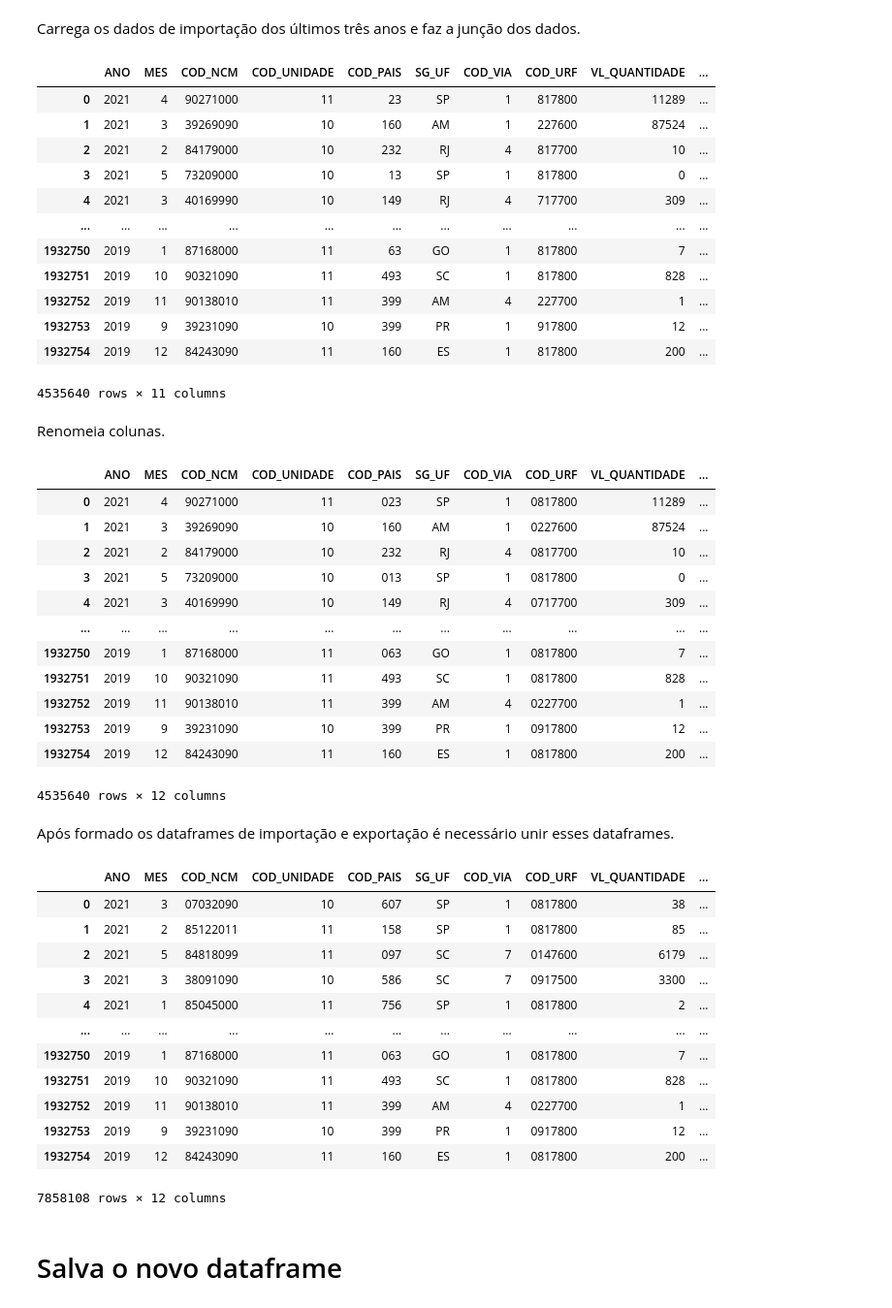
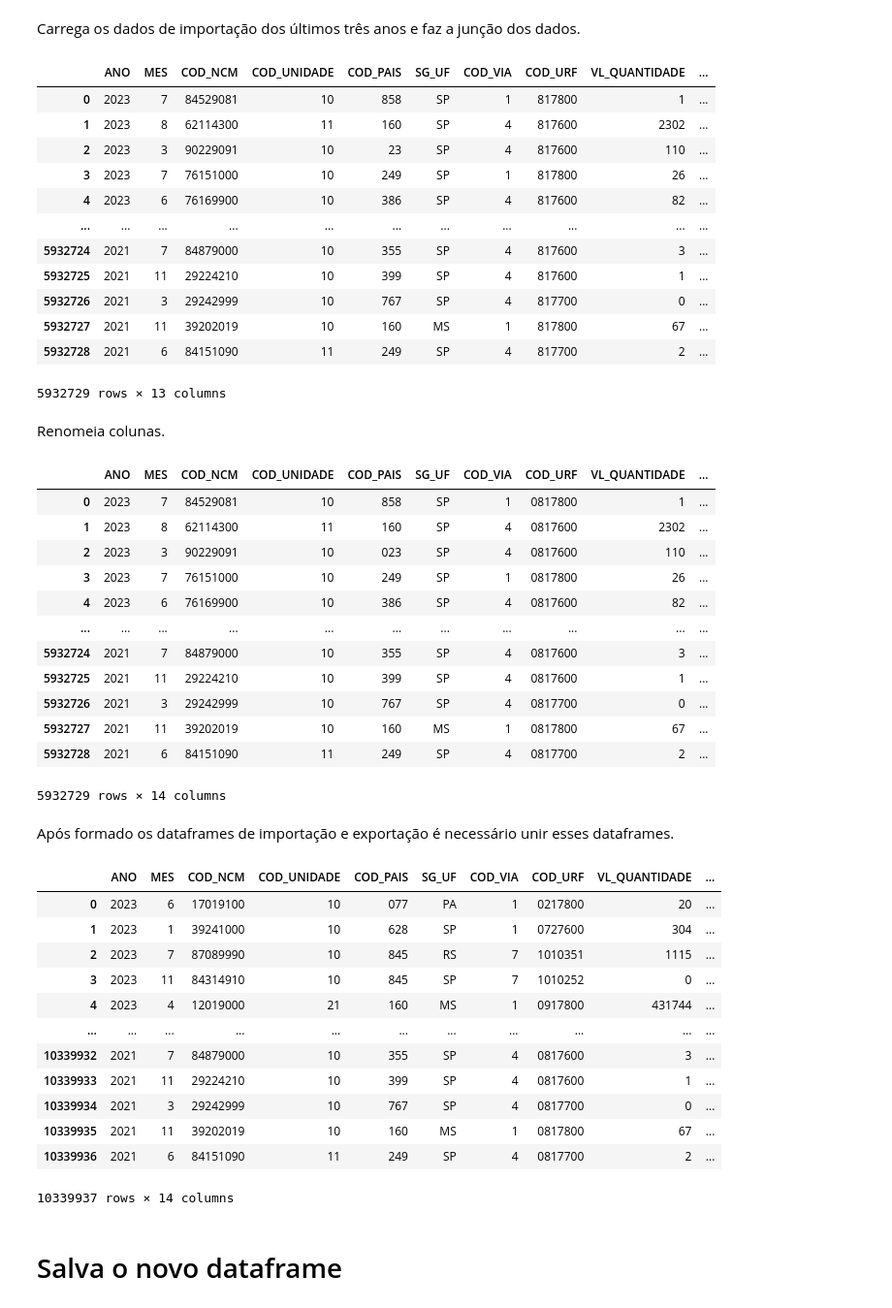
Before and after one commit to MiqSA/app-data-visualization, a Jupyter notebook: data-science/Explore_Data.ipynb, the cells around one changed output. Shown: that part at 97% size. Saved outputs shown, nothing was run; the diff lists cells and outputs as text; code cells hidden in the pictures.

```diff
--- a/data-science/Explore_Data.ipynb
+++ b/data-science/Explore_Data.ipynb
@@ -14,7 +28,7 @@ import os
 # %% [markdown]
 Verfica o ano atual e monta uma lista dos três últimos anos.
 # %%
-year = datetime.now().year
-years = [year, year-1, year-2]
+current_year = datetime.now().year
+years = [current_year - i for i in range(3)]
 years
 # %% [output]
@@ -84,8 +98,7 @@ exp_year_now, exp_year_old, exp_year_more_old = load_files(years, type_mov='EXP'
 # %% [markdown]
 Após carregadas as bases de dados pode-se fazer a junção das mesmas. O que resulta no dataframe a seguir.
 # %%
-result = exp_year_now.append(exp_year_old)
-result = result.append(exp_year_more_old)
+result = pd.concat([exp_year_now, exp_year_old, exp_year_more_old], ignore_index=True)
 result
 # %% [output]
 |  | ANO | MES | COD_NCM | COD_UNIDADE | COD_PAIS | SG_UF | COD_VIA | COD_URF | VL_QUANTIDADE | ... |
@@ -128,23 +141,22 @@ Carrega os dados de importação dos últimos três anos e faz a junção dos da
 # %%
 imp_year_now, imp_year_old, imp_year_more_old = load_files(years, 'IMP')
 # %%
-result_imp = imp_year_now.append(imp_year_old)
-result_imp = result_imp.append(imp_year_more_old)
+result_imp = pd.concat([imp_year_now, imp_year_old, imp_year_more_old], ignore_index=True)
 result_imp
 # %% [output]
 |  | ANO | MES | COD_NCM | COD_UNIDADE | COD_PAIS | SG_UF | COD_VIA | COD_URF | VL_QUANTIDADE | ... |
-| 0 | 2021 | 4 | 90271000 | 11 | 23 | SP | 1 | 817800 | 11289 | ... |
-| 1 | 2021 | 3 | 39269090 | 10 | 160 | AM | 1 | 227600 | 87524 | ... |
-| 2 | 2021 | 2 | 84179000 | 10 | 232 | RJ | 4 | 817700 | 10 | ... |
-| 3 | 2021 | 5 | 73209000 | 10 | 13 | SP | 1 | 817800 | 0 | ... |
-| 4 | 2021 | 3 | 40169990 | 10 | 149 | RJ | 4 | 717700 | 309 | ... |
+| 0 | 2023 | 7 | 84529081 | 10 | 858 | SP | 1 | 817800 | 1 | ... |
+| 1 | 2023 | 8 | 62114300 | 11 | 160 | SP | 4 | 817600 | 2302 | ... |
+| 2 | 2023 | 3 | 90229091 | 10 | 23 | SP | 4 | 817600 | 110 | ... |
+| 3 | 2023 | 7 | 76151000 | 10 | 249 | SP | 1 | 817800 | 26 | ... |
+| 4 | 2023 | 6 | 76169900 | 10 | 386 | SP | 4 | 817600 | 82 | ... |
 | ... | ... | ... | ... | ... | ... | ... | ... | ... | ... | ... |
-| 1932750 | 2019 | 1 | 87168000 | 11 | 63 | GO | 1 | 817800 | 7 | ... |
-| 1932751 | 2019 | 10 | 90321090 | 11 | 493 | SC | 1 | 817800 | 828 | ... |
-| 1932752 | 2019 | 11 | 90138010 | 11 | 399 | AM | 4 | 227700 | 1 | ... |
-| 1932753 | 2019 | 9 | 39231090 | 10 | 399 | PR | 1 | 917800 | 12 | ... |
-| 1932754 | 2019 | 12 | 84243090 | 11 | 160 | ES | 1 | 817800 | 200 | ... |
+| 5932724 | 2021 | 7 | 84879000 | 10 | 355 | SP | 4 | 817600 | 3 | ... |
+| 5932725 | 2021 | 11 | 29224210 | 10 | 399 | SP | 4 | 817600 | 1 | ... |
+| 5932726 | 2021 | 3 | 29242999 | 10 | 767 | SP | 4 | 817700 | 0 | ... |
+| 5932727 | 2021 | 11 | 39202019 | 10 | 160 | MS | 1 | 817800 | 67 | ... |
+| 5932728 | 2021 | 6 | 84151090 | 11 | 249 | SP | 4 | 817700 | 2 | ... |
-4535640 rows × 11 columns
+5932729 rows × 13 columns
 # %% [markdown]
 Renomeia colunas.
 # %%
@@ -155,37 +167,37 @@ result_imp['MOVIMENTACAO'] = 'Importação'
 result_imp
 # %% [output]
 |  | ANO | MES | COD_NCM | COD_UNIDADE | COD_PAIS | SG_UF | COD_VIA | COD_URF | VL_QUANTIDADE | ... |
-| 0 | 2021 | 4 | 90271000 | 11 | 023 | SP | 1 | 0817800 | 11289 | ... |
-| 1 | 2021 | 3 | 39269090 | 10 | 160 | AM | 1 | 0227600 | 87524 | ... |
-| 2 | 2021 | 2 | 84179000 | 10 | 232 | RJ | 4 | 0817700 | 10 | ... |
-| 3 | 2021 | 5 | 73209000 | 10 | 013 | SP | 1 | 0817800 | 0 | ... |
-| 4 | 2021 | 3 | 40169990 | 10 | 149 | RJ | 4 | 0717700 | 309 | ... |
+| 0 | 2023 | 7 | 84529081 | 10 | 858 | SP | 1 | 0817800 | 1 | ... |
+| 1 | 2023 | 8 | 62114300 | 11 | 160 | SP | 4 | 0817600 | 2302 | ... |
+| 2 | 2023 | 3 | 90229091 | 10 | 023 | SP | 4 | 0817600 | 110 | ... |
+| 3 | 2023 | 7 | 76151000 | 10 | 249 | SP | 1 | 0817800 | 26 | ... |
+| 4 | 2023 | 6 | 76169900 | 10 | 386 | SP | 4 | 0817600 | 82 | ... |
 | ... | ... | ... | ... | ... | ... | ... | ... | ... | ... | ... |
-| 1932750 | 2019 | 1 | 87168000 | 11 | 063 | GO | 1 | 0817800 | 7 | ... |
-| 1932751 | 2019 | 10 | 90321090 | 11 | 493 | SC | 1 | 0817800 | 828 | ... |
-| 1932752 | 2019 | 11 | 90138010 | 11 | 399 | AM | 4 | 0227700 | 1 | ... |
-| 1932753 | 2019 | 9 | 39231090 | 10 | 399 | PR | 1 | 0917800 | 12 | ... |
-| 1932754 | 2019 | 12 | 84243090 | 11 | 160 | ES | 1 | 0817800 | 200 | ... |
+| 5932724 | 2021 | 7 | 84879000 | 10 | 355 | SP | 4 | 0817600 | 3 | ... |
+| 5932725 | 2021 | 11 | 29224210 | 10 | 399 | SP | 4 | 0817600 | 1 | ... |
+| 5932726 | 2021 | 3 | 29242999 | 10 | 767 | SP | 4 | 0817700 | 0 | ... |
+| 5932727 | 2021 | 11 | 39202019 | 10 | 160 | MS | 1 | 0817800 | 67 | ... |
+| 5932728 | 2021 | 6 | 84151090 | 11 | 249 | SP | 4 | 0817700 | 2 | ... |
-4535640 rows × 12 columns
+5932729 rows × 14 columns
 # %% [markdown]
 Após formado os dataframes de importação e exportação é necessário unir esses dataframes.
 # %%
-comex = result.append(result_imp)
+comex = pd.concat([result, result_imp], ignore_index=True)
 comex
 # %% [output]
 |  | ANO | MES | COD_NCM | COD_UNIDADE | COD_PAIS | SG_UF | COD_VIA | COD_URF | VL_QUANTIDADE | ... |
-| 0 | 2021 | 3 | 07032090 | 10 | 607 | SP | 1 | 0817800 | 38 | ... |
-| 1 | 2021 | 2 | 85122011 | 11 | 158 | SP | 1 | 0817800 | 85 | ... |
-| 2 | 2021 | 5 | 84818099 | 11 | 097 | SC | 7 | 0147600 | 6179 | ... |
-| 3 | 2021 | 3 | 38091090 | 10 | 586 | SC | 7 | 0917500 | 3300 | ... |
-| 4 | 2021 | 1 | 85045000 | 11 | 756 | SP | 1 | 0817800 | 2 | ... |
+| 0 | 2023 | 6 | 17019100 | 10 | 077 | PA | 1 | 0217800 | 20 | ... |
+| 1 | 2023 | 1 | 39241000 | 10 | 628 | SP | 1 | 0727600 | 304 | ... |
+| 2 | 2023 | 7 | 87089990 | 10 | 845 | RS | 7 | 1010351 | 1115 | ... |
+| 3 | 2023 | 11 | 84314910 | 10 | 845 | SP | 7 | 1010252 | 0 | ... |
+| 4 | 2023 | 4 | 12019000 | 21 | 160 | MS | 1 | 0917800 | 431744 | ... |
 | ... | ... | ... | ... | ... | ... | ... | ... | ... | ... | ... |
-| 1932750 | 2019 | 1 | 87168000 | 11 | 063 | GO | 1 | 0817800 | 7 | ... |
-| 1932751 | 2019 | 10 | 90321090 | 11 | 493 | SC | 1 | 0817800 | 828 | ... |
-| 1932752 | 2019 | 11 | 90138010 | 11 | 399 | AM | 4 | 0227700 | 1 | ... |
-| 1932753 | 2019 | 9 | 39231090 | 10 | 399 | PR | 1 | 0917800 | 12 | ... |
-| 1932754 | 2019 | 12 | 84243090 | 11 | 160 | ES | 1 | 0817800 | 200 | ... |
+| 10339932 | 2021 | 7 | 84879000 | 10 | 355 | SP | 4 | 0817600 | 3 | ... |
+| 10339933 | 2021 | 11 | 29224210 | 10 | 399 | SP | 4 | 0817600 | 1 | ... |
+| 10339934 | 2021 | 3 | 29242999 | 10 | 767 | SP | 4 | 0817700 | 0 | ... |
+| 10339935 | 2021 | 11 | 39202019 | 10 | 160 | MS | 1 | 0817800 | 67 | ... |
+| 10339936 | 2021 | 6 | 84151090 | 11 | 249 | SP | 4 | 0817700 | 2 | ... |
-7858108 rows × 12 columns
+10339937 rows × 14 columns
 # %% [markdown]
 # Salva o novo dataframe
 # %%
```
Also changed, not shown: parts of 39 cells of this notebook, 4 other files.
